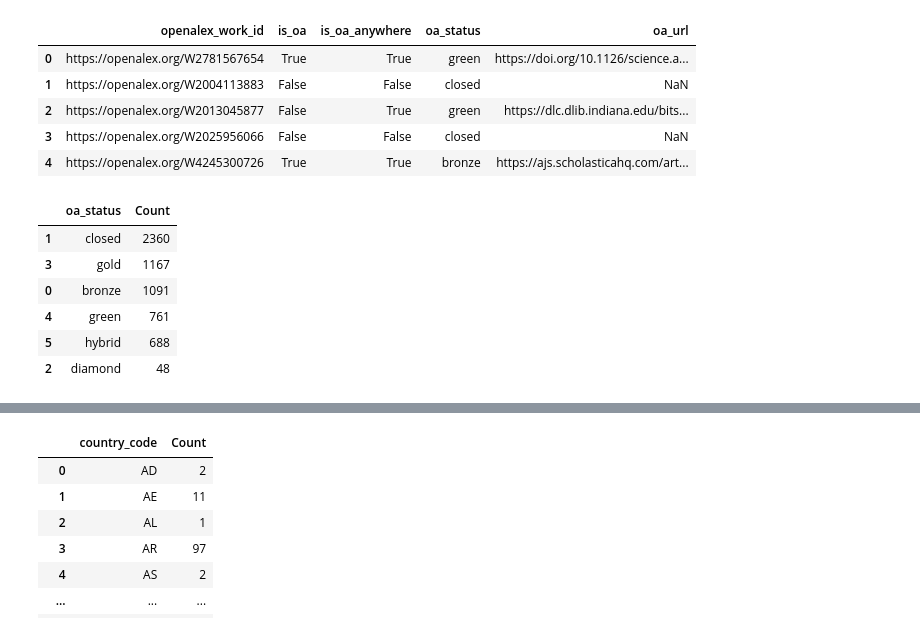
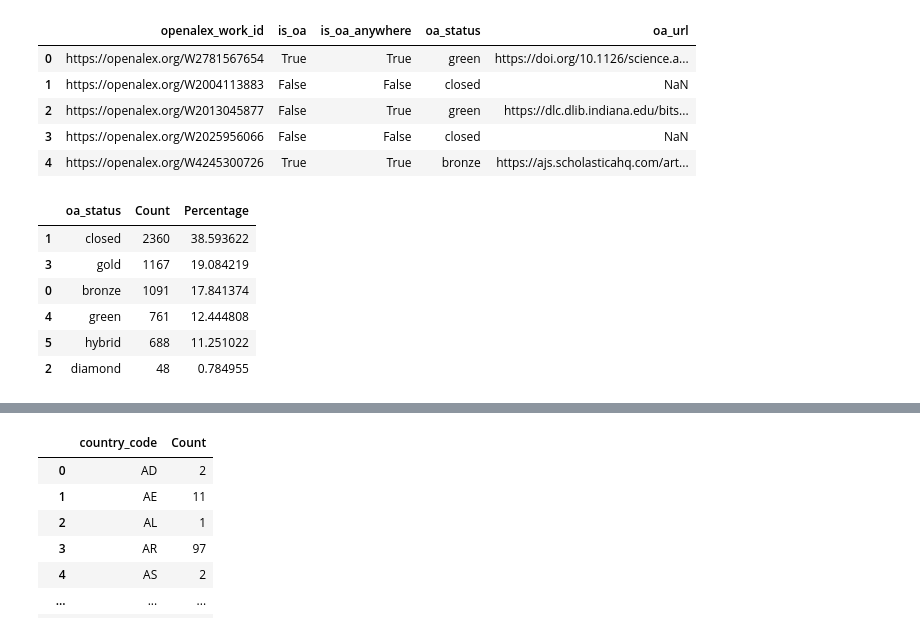
Before and after one commit to poppy-nicolette/IPCC_corpus, a Jupyter notebook: Corpus/descriptive_analysis/descriptive_analysis.ipynb, the cells around one changed output, grey strips where cells are left out. Cells and saved outputs as stored; diff of their text form; code cells hidden in the pictures.

```diff
--- a/Corpus/descriptive_analysis/descriptive_analysis.ipynb
+++ b/Corpus/descriptive_analysis/descriptive_analysis.ipynb
@@ -146,20 +146,24 @@ core_oa_df.head(5)
 # %%
 # oa status
 oa_status_df = pd.DataFrame(core_oa_df.groupby(['oa_status'])['oa_status'].count()).unstack()
 oa_status_df = oa_status_df.reset_index()
 oa_status_df.drop(columns=['level_0'], inplace=True)
 oa_status_df = oa_status_df.rename(columns={'oa_status':'oa_status',0:'Count'})
 oa_status_df = oa_status_df.sort_values('Count', ascending=False)
+
+# add percentages column
+oa_status_df['Percentage'] = oa_status_df['Count'].apply(lambda x: x/(oa_status_df['Count'].sum())*100)
+
 oa_status_df.to_excel("tables/oa_status.xlsx")
 oa_status_df
 # %% [output]
-|  | oa_status | Count |
-| 1 | closed | 2360 |
-| 3 | gold | 1167 |
-| 0 | bronze | 1091 |
-| 4 | green | 761 |
-| 5 | hybrid | 688 |
-| 2 | diamond | 48 |
+|  | oa_status | Count | Percentage |
+| 1 | closed | 2360 | 38.593622 |
+| 3 | gold | 1167 | 19.084219 |
+| 0 | bronze | 1091 | 17.841374 |
+| 4 | green | 761 | 12.444808 |
+| 5 | hybrid | 688 | 11.251022 |
+| 2 | diamond | 48 | 0.784955 |
 # %%
 # countries and affiliations
 country_df = pd.read_csv("/Users/poppyriddle/Documents/Github/IPCC_corpus/Corpus/descriptive_analysis/data/core_affiliation_data.csv", encoding="UTF-8")
```
Also changed, not shown: 2 other files.
